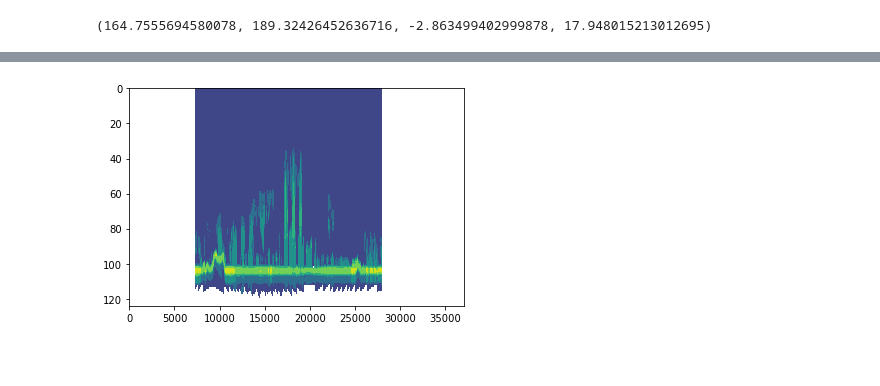
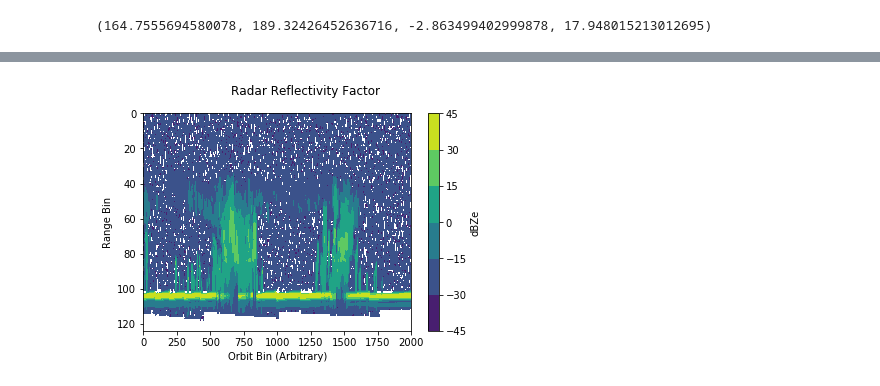
Before and after one commit to dcamron/radtran, a Jupyter notebook: radtran.ipynb, the cells around one changed output, grey strips where cells are left out. Drawn from its saved outputs; the diff is of its cells as text; code cells hidden in the pictures; blank space fills up the shorter version.

```diff
--- a/radtran.ipynb
+++ b/radtran.ipynb
@@ -160,7 +160,7 @@ _FillValue = -8192
 invalid = np.logical_or(ref_ci < vra[0], ref_ci > vra[1], ref_ci == _FillValue)
 ref_c_pre = ref_ci.astype(float)
 ref_c_pre[invalid] = np.nan
-ref_c = refc_scale * ref_c_pre    # cleaned and scaled cloudsat reflectivity data
+ref_c = ref_c_pre / refc_scale    # cleaned and scaled cloudsat reflectivity data
 # %% [markdown]
 Finally, we'll close all of our open files and datasets.
 # %% [raw]
@@ -205,11 +203,15 @@ test2[test2 < 0] = test2[test2 < 0] + 360
 # %%
 winlon = np.logical_or(test2 > 164, test2 < 190)
 winlat = np.logical_or(lat_c > -3, lat_c < 18)
 
-
-
+fig = plt.figure()
+fig.suptitle(refc_name)
 ax = plt.axes()
-c = plt.contourf(ref_c.T)
+c = plt.contourf(ref_c[17500:19500][:].T)
 ax.invert_yaxis()
+ax.set_ylabel('Range Bin')
+ax.set_xlabel('Orbit Bin (Arbitrary)')
+cb = plt.colorbar()
+cb.set_label(refc_units)
 # %% [output]
-[figure, old version]
+[figure, new version]
```
Also changed, not shown: parts of 2 cells of this notebook, 1 other file.
